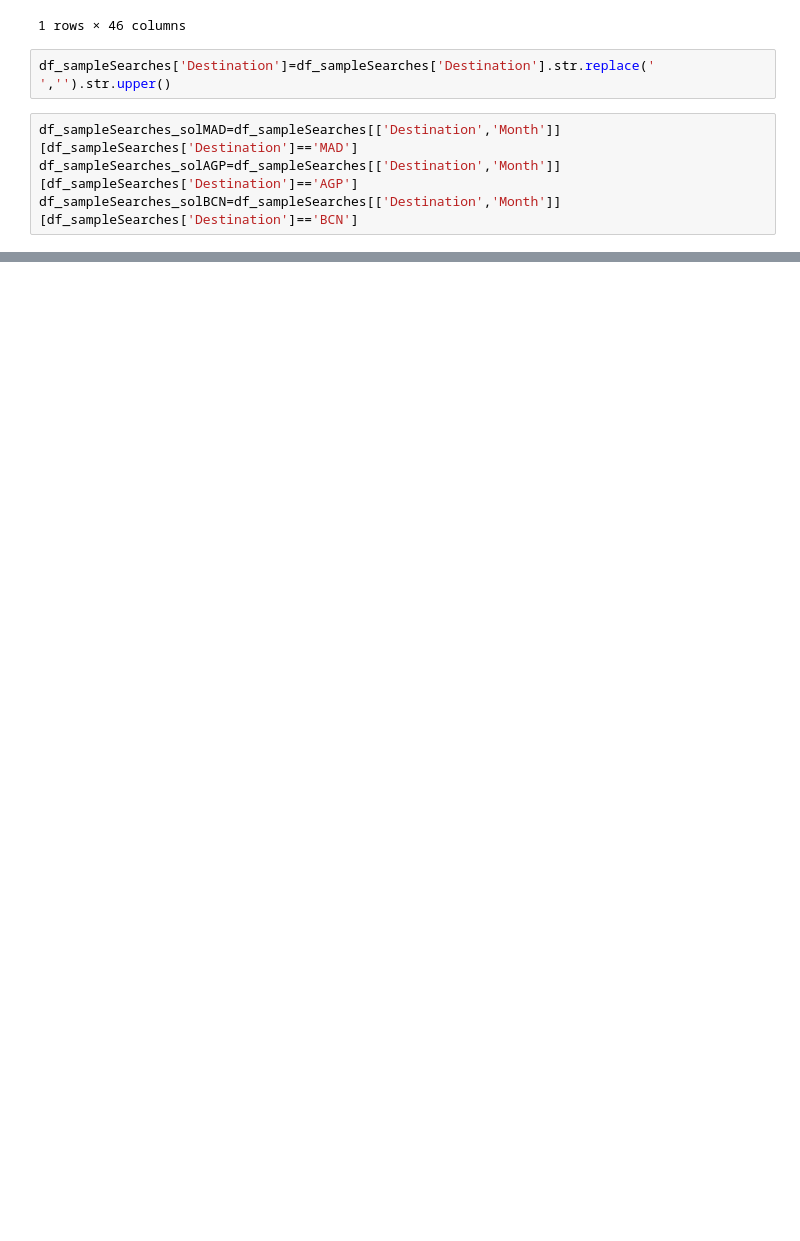
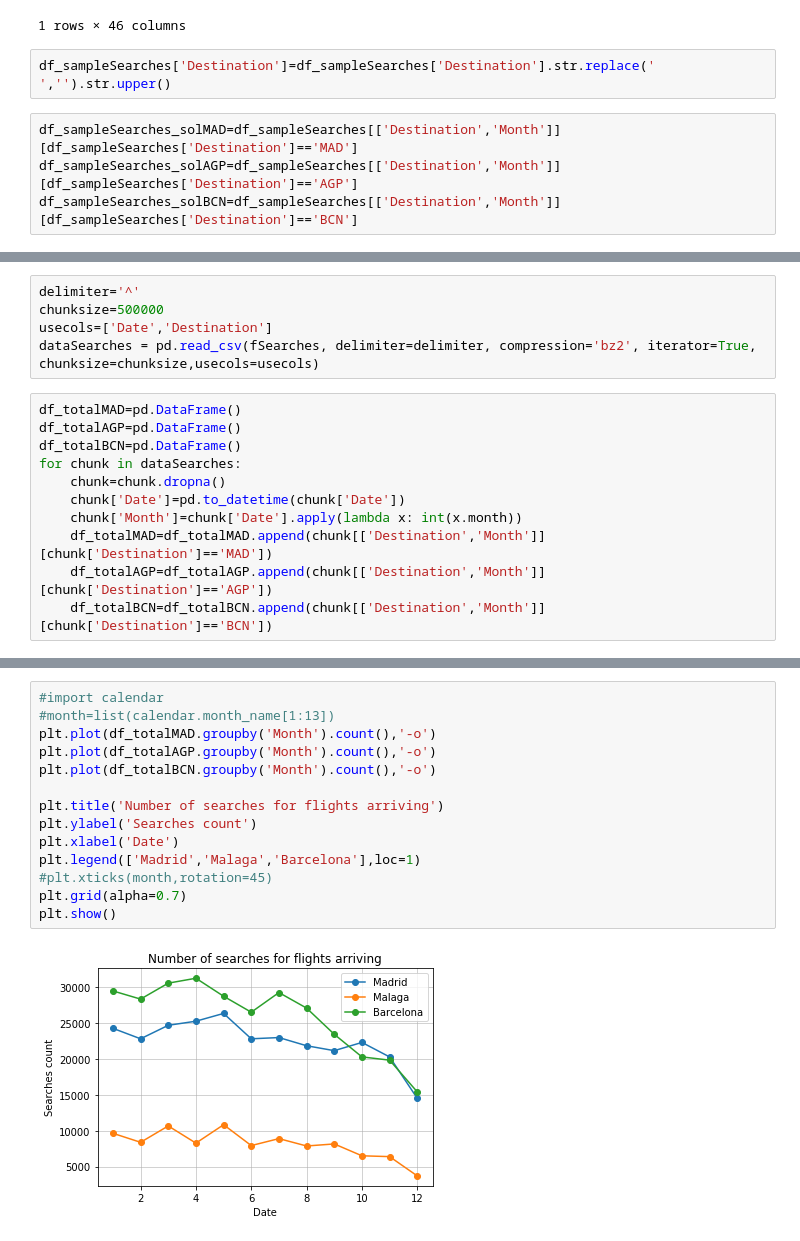
Before and after one commit to JaRodriVi/MasterDataScience, a Jupyter notebook: Challenge/challenge_Amadeus.ipynb, the cells around one changed output, grey strips where cells are left out. Saved outputs shown, nothing was run; the diff lists cells and outputs as text; blank space fills up the shorter version.

```diff
--- a/Challenge/challenge_Amadeus.ipynb
+++ b/Challenge/challenge_Amadeus.ipynb
@@ -216,0 +251,16 @@ plt.plot(df_sampleSearches_solBCN.groupby('Month').count())
+# %%
+delimiter='^'
+chunksize=500000
+usecols=['Date','Destination']
+dataSearches = pd.read_csv(fSearches, delimiter=delimiter, compression='bz2', iterator=True, chunksize=chunksize,usecols=usecols)
+# %%
+df_totalMAD=pd.DataFrame()
+df_totalAGP=pd.DataFrame()
+df_totalBCN=pd.DataFrame()
+for chunk in dataSearches:
+    chunk=chunk.dropna()
+    chunk['Date']=pd.to_datetime(chunk['Date'])
+    chunk['Month']=chunk['Date'].apply(lambda x: int(x.month))
+    df_totalMAD=df_totalMAD.append(chunk[['Destination','Month']][chunk['Destination']=='MAD'])
+    df_totalAGP=df_totalAGP.append(chunk[['Destination','Month']][chunk['Destination']=='AGP'])
+    df_totalBCN=df_totalBCN.append(chunk[['Destination','Month']][chunk['Destination']=='BCN'])
@@ -216,0 +284,16 @@ plt.plot(df_sampleSearches_solBCN.groupby('Month').count())
+# %%
+#import calendar
+#month=list(calendar.month_name[1:13])
+plt.plot(df_totalMAD.groupby('Month').count(),'-o')
+plt.plot(df_totalAGP.groupby('Month').count(),'-o')
+plt.plot(df_totalBCN.groupby('Month').count(),'-o')
+
+plt.title('Number of searches for flights arriving')
+plt.ylabel('Searches count')
+plt.xlabel('Date')
+plt.legend(['Madrid','Malaga','Barcelona'],loc=1)
+#plt.xticks(month,rotation=45)
+plt.grid(alpha=0.7)
+plt.show()
+# %% [output]
+[figure, added]
```
Also changed, not shown: parts of 11 cells of this notebook.
